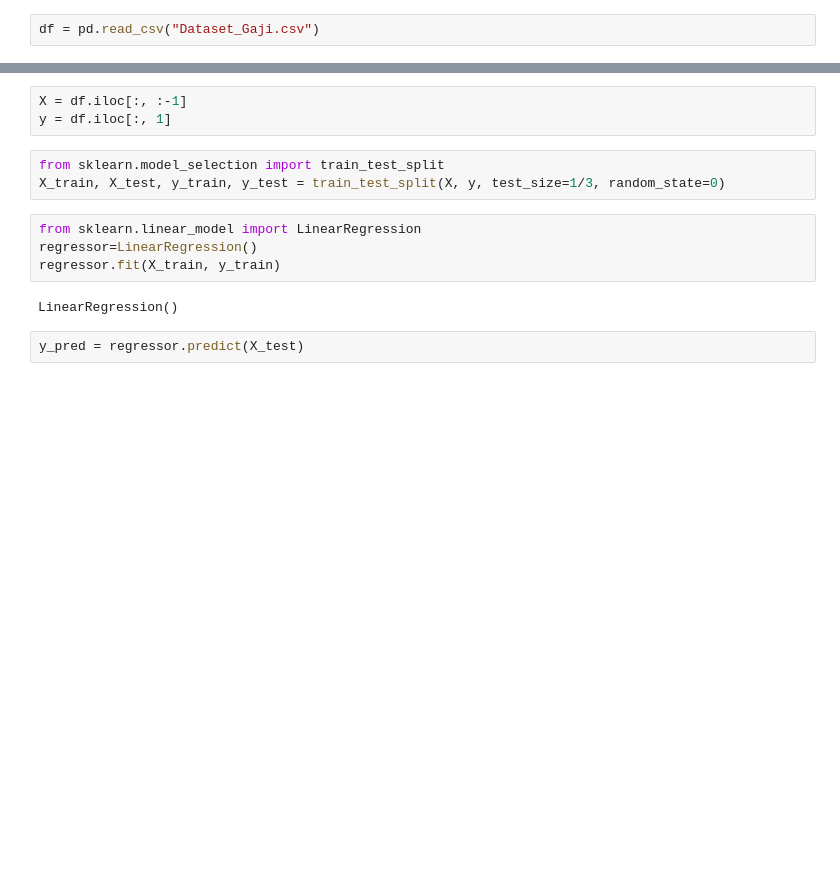
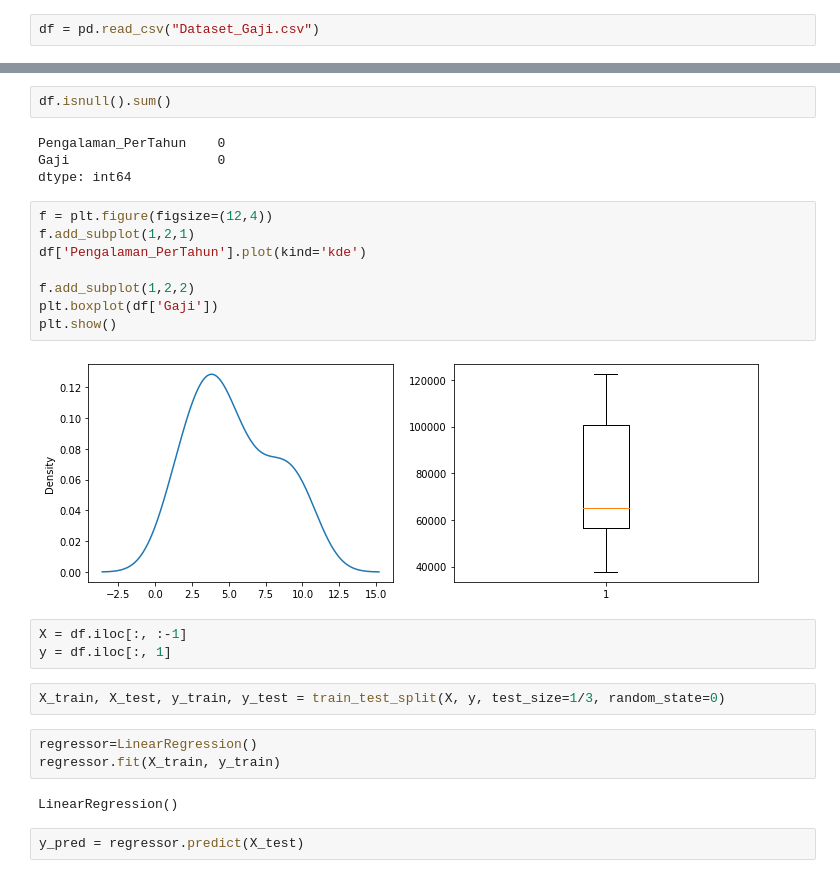
Before and after one commit to taufiqriza/Project-ML, a Jupyter notebook: Project Mechine Learning.ipynb, the cells around one changed output, grey strips where cells are left out. Drawn from its saved outputs; the diff is of its cells as text; blank space fills up the shorter version.

```diff
--- a/Project Mechine Learning.ipynb
+++ b/Project Mechine Learning.ipynb
@@ -15,11 +35,25 @@ df.head()
+# %%
+df.isnull().sum()
+# %% [output]
+Pengalaman_PerTahun    0
+Gaji                   0
+dtype: int64
+# %%
+f = plt.figure(figsize=(12,4))
+f.add_subplot(1,2,1)
+df['Pengalaman_PerTahun'].plot(kind='kde')
+
+f.add_subplot(1,2,2)
+plt.boxplot(df['Gaji'])
+plt.show()
+# %% [output]
+[figure, added]
 # %%
 X = df.iloc[:, :-1]
 y = df.iloc[:, 1]
 # %%
-from sklearn.model_selection import train_test_split
 X_train, X_test, y_train, y_test = train_test_split(X, y, test_size=1/3, random_state=0)
 # %%
-from sklearn.linear_model import LinearRegression
 regressor=LinearRegression()
 regressor.fit(X_train, y_train)
 # %% [output]
```
Also changed, not shown: parts of 7 cells of this notebook, 1 other file.
